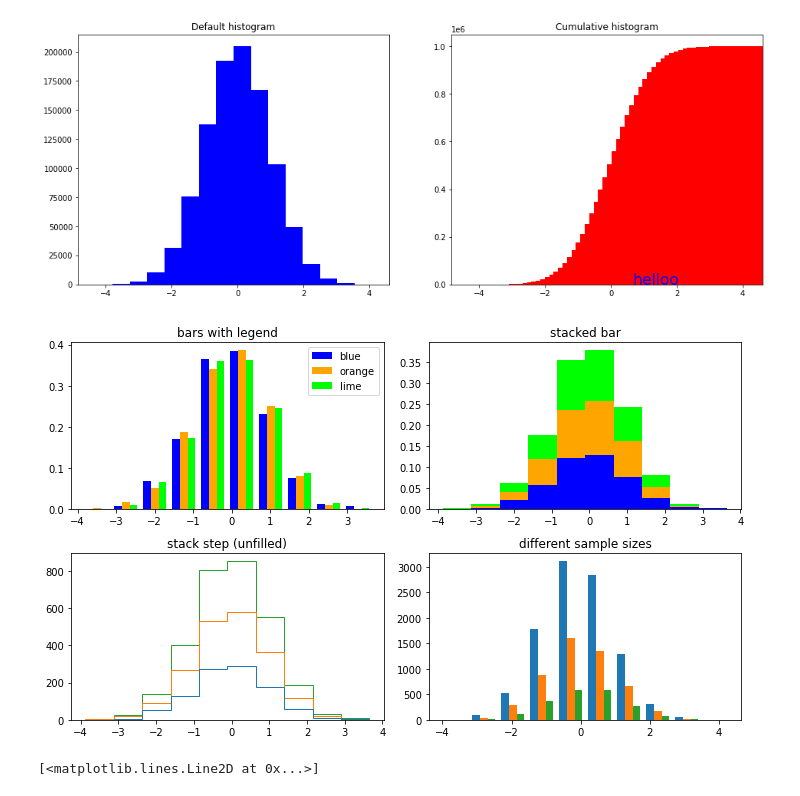
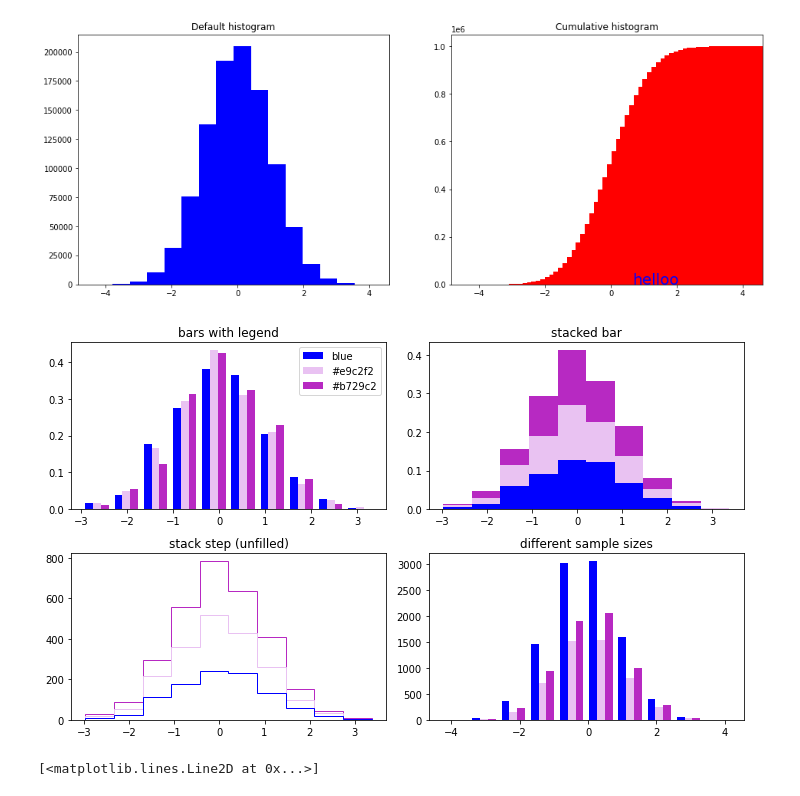
Before and after one commit to vanessacerrone/python_exercices, a Jupyter notebook: matplotlib.ipynb, the cells around one changed output. Cells and saved outputs as stored; diff of their text form; code cells hidden in the pictures.

Commit message:
changed colors

```diff
--- a/matplotlib.ipynb
+++ b/matplotlib.ipynb
@@ -144,31 +144,32 @@ axes[1].text(0.65, 0.3, r"helloo", fontsize=20, color="blue")
 Text(0.65, 0.3, 'helloo')
 [figure]
 # %%
+
+x = np.random.randn(1000,3)
 n_bins = 10
-x = np.random.randn(1000,3)
 
 fig, ((ax0, ax1), (ax2, ax3)) = plt.subplots(nrows=2, ncols=2, figsize=(10,6))
 
-colors = ['blue', 'orange', 'lime']
+colors = ['blue', '#e9c2f2', '#b729c2']
 ax0.hist(x, n_bins, density=True, histtype='bar', color=colors, label=colors)
 ax0.legend(prop={'size': 10})
 ax0.set_title('bars with legend')
 
 ax1.hist(x, n_bins, density=True, histtype='bar', color=colors,stacked=True)
 ax1.set_title('stacked bar')
 
-ax2.hist(x, n_bins, histtype='step', stacked=True, fill=False)
+ax2.hist(x, n_bins, histtype='step', stacked=True,color=colors, fill=False)
 ax2.set_title('stack step (unfilled)')
 
 # Make a multiple-histogram of data-sets with different length.
-x_multi = [np.random.randn(n) for n in [10000, 5000, 2000]]
-ax3.hist(x_multi, n_bins, histtype='bar')
+x_multi = [np.random.randn(n) for n in [10000, 5000, 6464]]
+ax3.hist(x_multi, n_bins, histtype='bar', color=colors)
 ax3.set_title('different sample sizes')
 
 fig.tight_layout()
 plt.show()
 # %% [output]
-[figure, old version]
+[figure, new version]
 # %%
 # %% [output]
 [<matplotlib.lines.Line2D at 0x...>]
```
